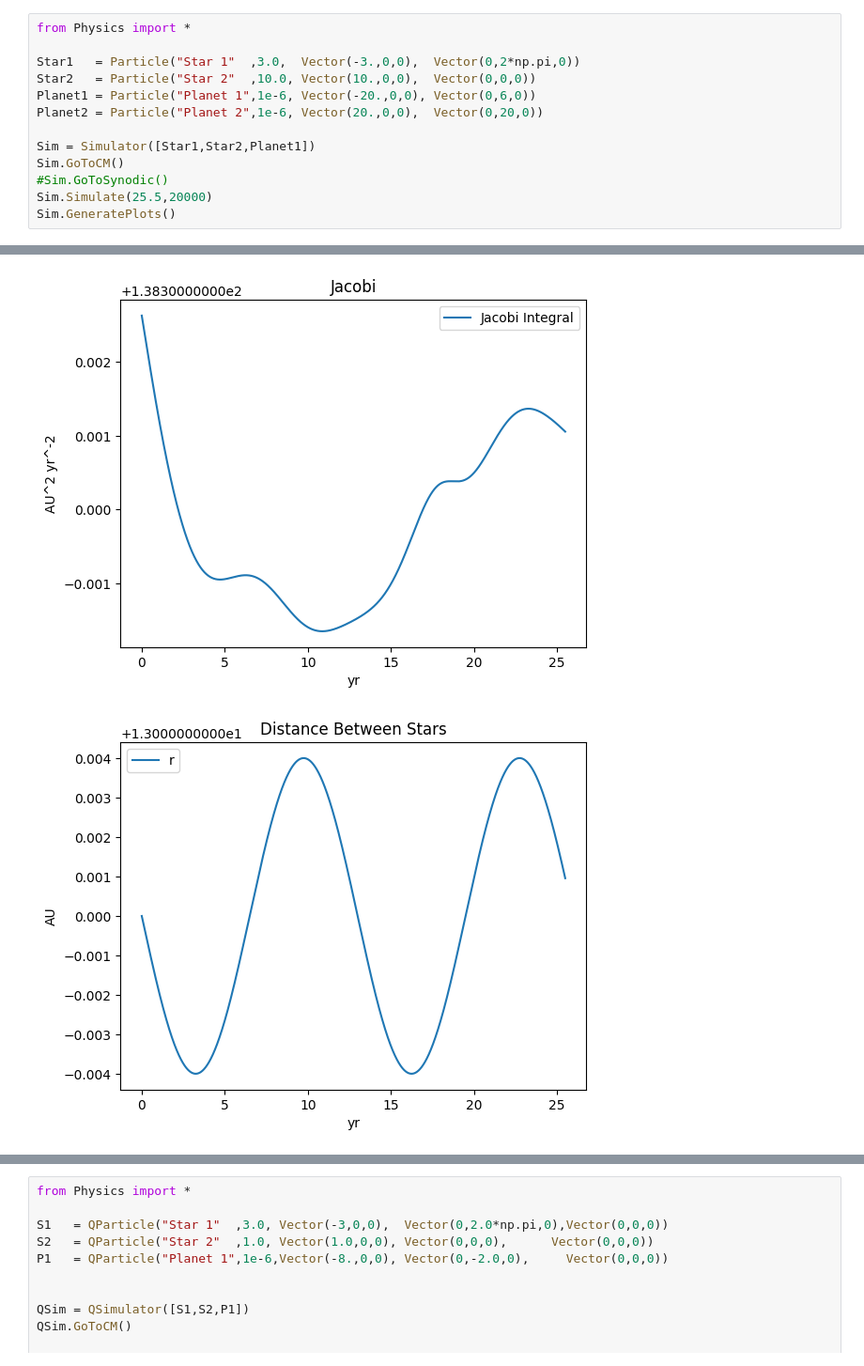
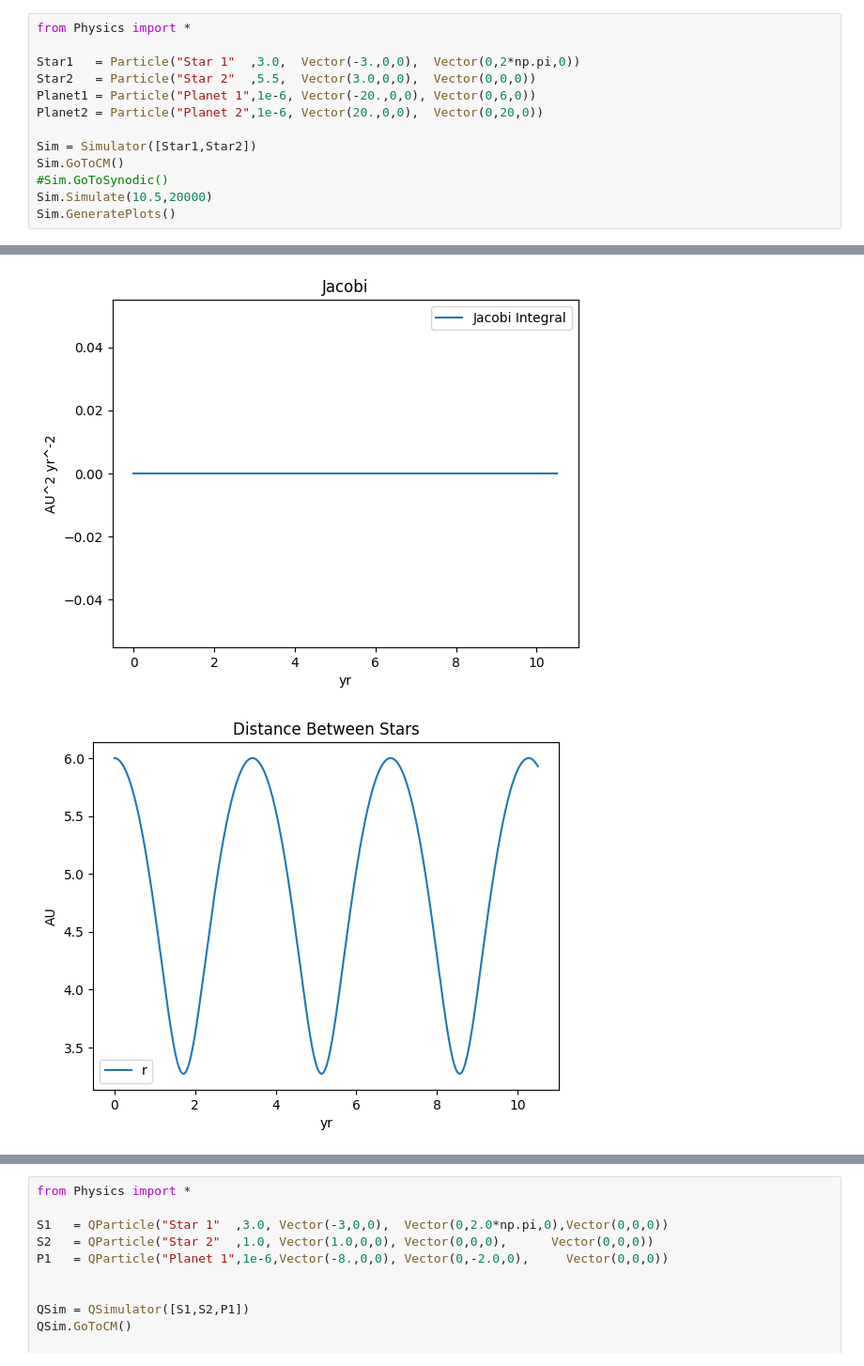
Before and after one commit to syzygy186/Orbits, a Jupyter notebook: BKFP3.ipynb, the cells around one changed output, grey strips where cells are left out. Shown: that part at 94% size. Saved outputs shown, nothing was run; the diff lists cells and outputs as text.

```diff
--- a/BKFP3.ipynb
+++ b/BKFP3.ipynb
@@ -2,13 +2,13 @@
 from Physics import *
 
 Star1   = Particle("Star 1"  ,3.0,  Vector(-3.,0,0),  Vector(0,2*np.pi,0))
-Star2   = Particle("Star 2"  ,10.0, Vector(10.,0,0),  Vector(0,0,0))
+Star2   = Particle("Star 2"  ,5.5,  Vector(3.0,0,0),  Vector(0,0,0))
 Planet1 = Particle("Planet 1",1e-6, Vector(-20.,0,0), Vector(0,6,0))
 Planet2 = Particle("Planet 2",1e-6, Vector(20.,0,0),  Vector(0,20,0))
 
-Sim = Simulator([Star1,Star2,Planet1])
+Sim = Simulator([Star1,Star2])
 Sim.GoToCM()
 #Sim.GoToSynodic()
-Sim.Simulate(25.5,20000)
+Sim.Simulate(10.5,20000)
 Sim.GeneratePlots()
 # %% [output]
@@ -17,2 +17,2 @@ Sim.GeneratePlots()
-[figure, old version]
+[figure, new version]
-[figure, old version]
+[figure, new version]
```
Also changed, not shown: parts of 1 cell of this notebook, 4 other files.
